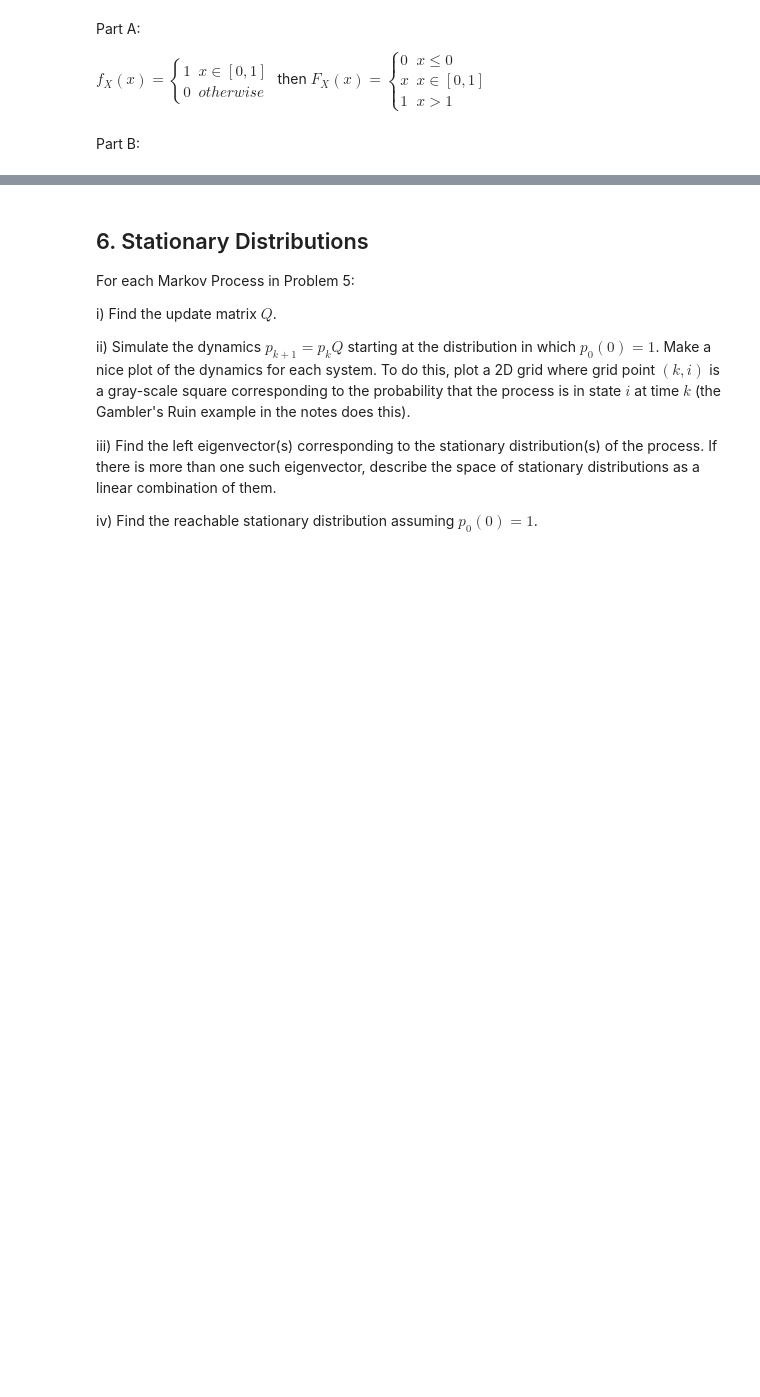
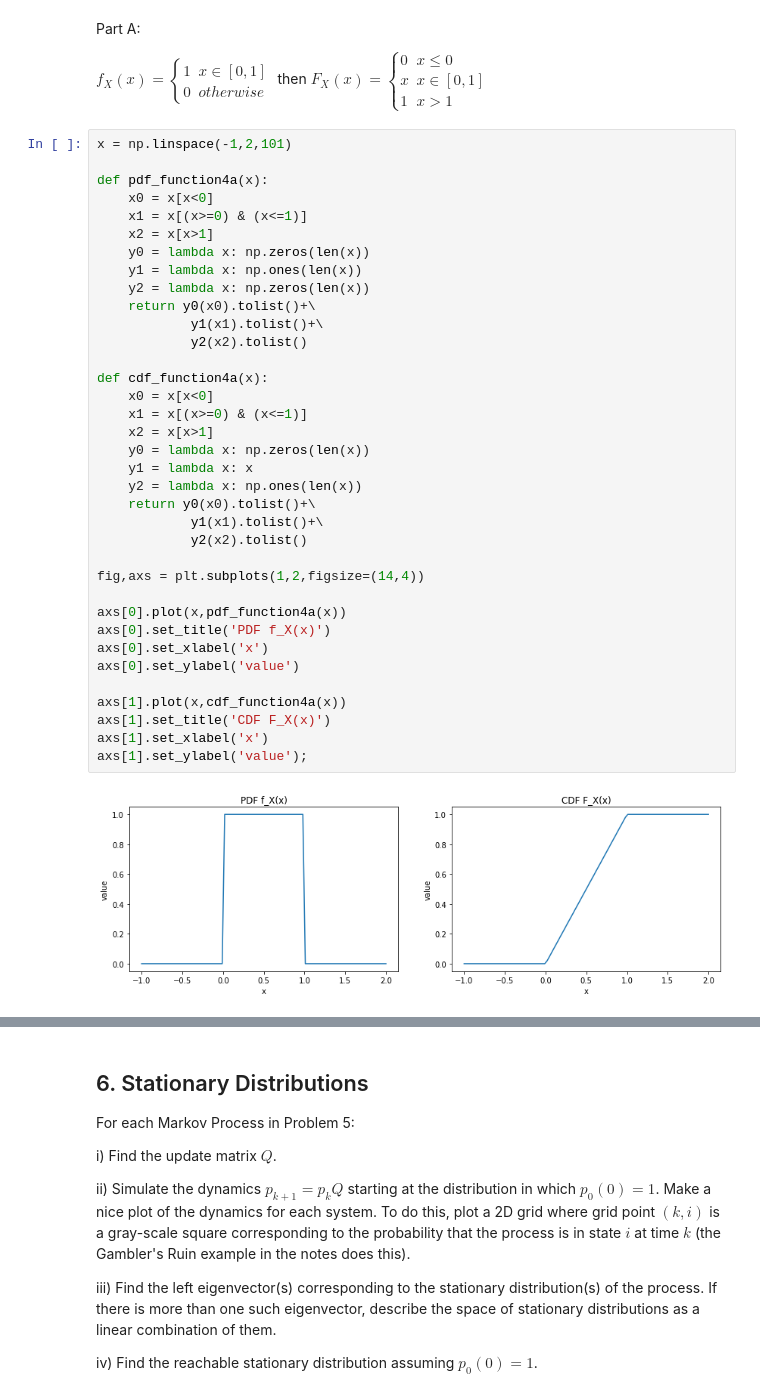
Before and after one commit to kegedy/EE502P, a Jupyter notebook: hw/kevin/HW08.ipynb, the cells around one changed output, grey strips where cells are left out. Cells and saved outputs as stored; diff of their text form; blank space fills up the shorter version.

```diff
--- a/hw/kevin/HW08.ipynb
+++ b/hw/kevin/HW08.ipynb
@@ -298,5 +298,41 @@ $ F_X(x) =
   x & x \in [0,1] \\
   1 & x > 1
 \end{cases}$
-# %% [markdown]
-Part B:
+# %%
+x = np.linspace(-1,2,101)
+
+def pdf_function4a(x):
+    x0 = x[x<0]
+    x1 = x[(x>=0) & (x<=1)]
+    x2 = x[x>1]
+    y0 = lambda x: np.zeros(len(x))
+    y1 = lambda x: np.ones(len(x))
+    y2 = lambda x: np.zeros(len(x))
+    return y0(x0).tolist()+\
+            y1(x1).tolist()+\
+            y2(x2).tolist()
+
+def cdf_function4a(x):
+    x0 = x[x<0]
+    x1 = x[(x>=0) & (x<=1)]
+    x2 = x[x>1]
+    y0 = lambda x: np.zeros(len(x))
+    y1 = lambda x: x
+    y2 = lambda x: np.ones(len(x))
+    return y0(x0).tolist()+\
+            y1(x1).tolist()+\
+            y2(x2).tolist()
+
+fig,axs = plt.subplots(1,2,figsize=(14,4))
+
+axs[0].plot(x,pdf_function4a(x))
+axs[0].set_title('PDF f_X(x)')
+axs[0].set_xlabel('x')
+axs[0].set_ylabel('value')
+
+axs[1].plot(x,cdf_function4a(x))
+axs[1].set_title('CDF F_X(x)')
+axs[1].set_xlabel('x')
+axs[1].set_ylabel('value');
+# %% [output]
+[figure, added]
```
Also changed, not shown: parts of 23 cells of this notebook.
